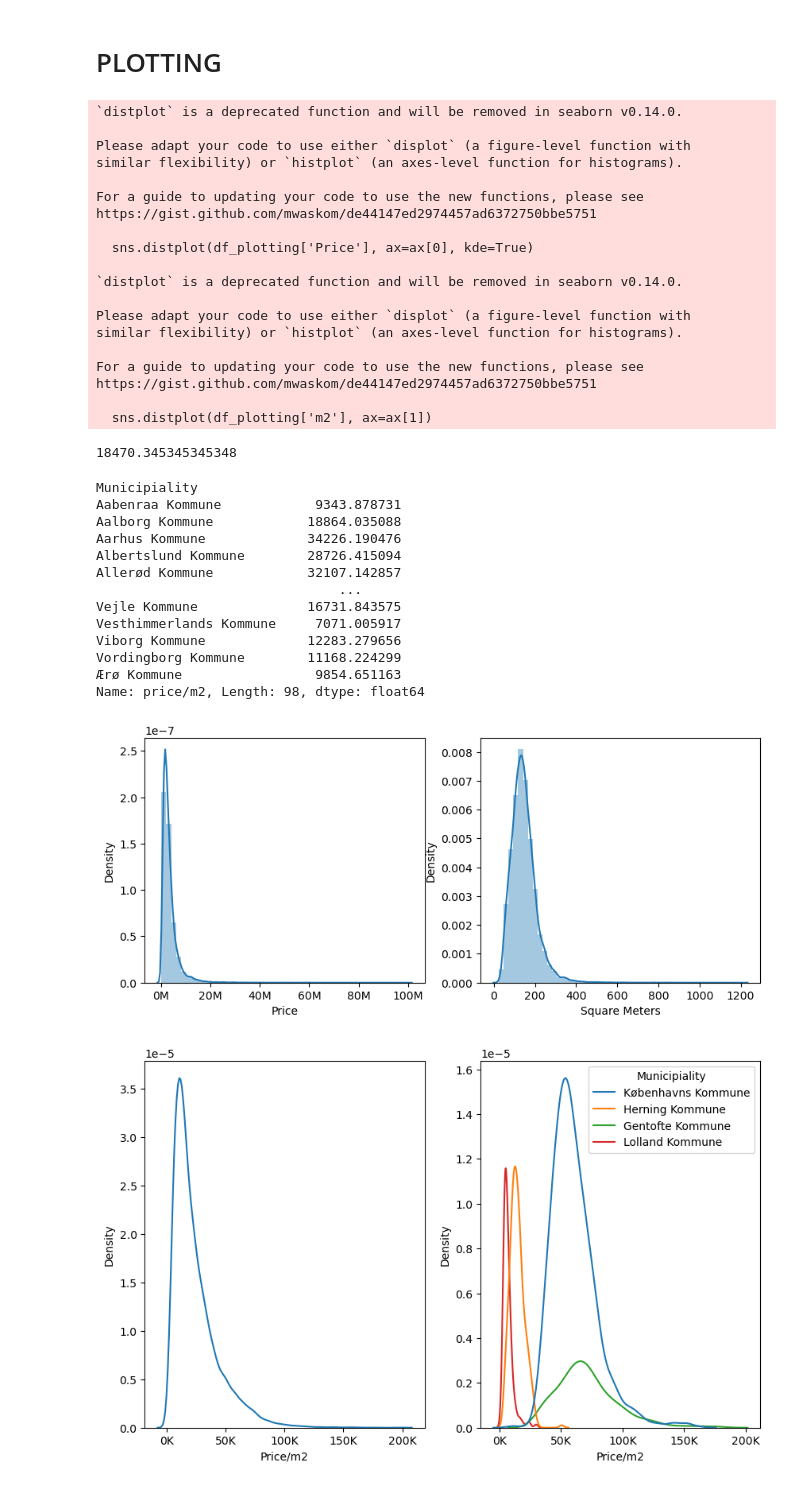
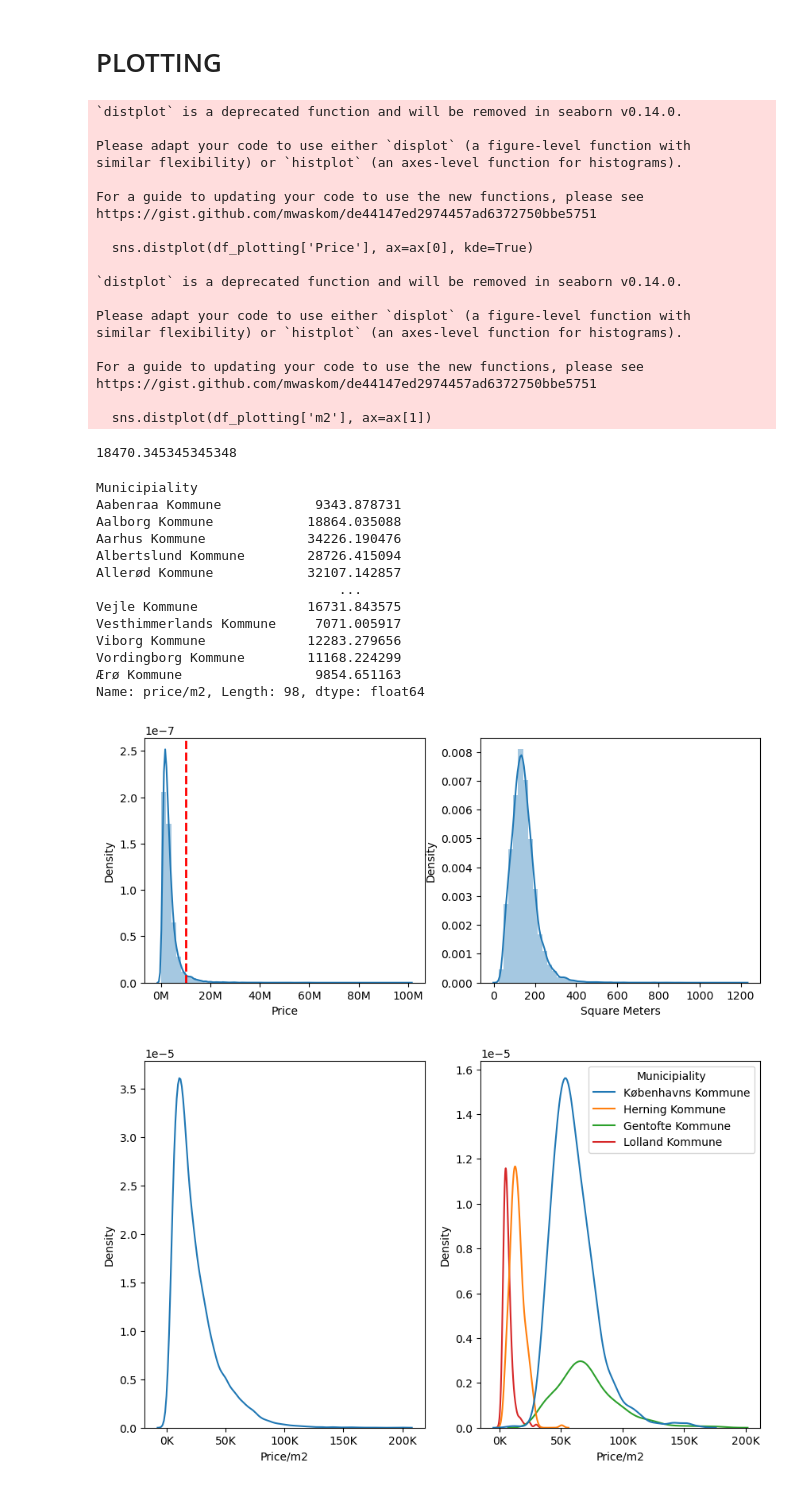
Before and after one commit to matliras/Sommerskole7, a Jupyter notebook: Eksamensprojekt/Deskriptiv_statistik/Descriptive.ipynb, the cells around one changed output. Drawn from its saved outputs; the diff is of its cells as text; code cells hidden in the pictures.

```diff
--- a/Eksamensprojekt/Deskriptiv_statistik/Descriptive.ipynb
+++ b/Eksamensprojekt/Deskriptiv_statistik/Descriptive.ipynb
@@ -94,6 +94,7 @@ f, ax = plt.subplots(1, 2, figsize=(10, 4))
 # Plotting the distributions
 sns.distplot(df_plotting['Price'], ax=ax[0], kde=True)
 sns.distplot(df_plotting['m2'], ax=ax[1])
+ax[0].axvline(x=10e6, color='red', linestyle='--', linewidth=2)
 
 # Formatting the x-axes (if needed)
 ax[0].xaxis.set_major_formatter(formatter)
@@ -111,34 +112,34 @@ Please adapt your code to use either `displot` (a figure-level function with
 similar flexibility) or `histplot` (an axes-level function for histograms).
 
 For a guide to updating your code to use the new functions, please see
 https://gist.github.com/mwaskom/de44147ed2974457ad6372750bbe5751
 
   sns.distplot(df_plotting['Price'], ax=ax[0], kde=True)
 
 `distplot` is a deprecated function and will be removed in seaborn v0.14.0.
 
 Please adapt your code to use either `displot` (a figure-level function with
 similar flexibility) or `histplot` (an axes-level function for histograms).
 
 For a guide to updating your code to use the new functions, please see
 https://gist.github.com/mwaskom/de44147ed2974457ad6372750bbe5751
 
   sns.distplot(df_plotting['m2'], ax=ax[1])
 18470.345345345348
 Municipiality
 Aabenraa Kommune            9343.878731
 Aalborg Kommune            18864.035088
 Aarhus Kommune             34226.190476
 Albertslund Kommune        28726.415094
 Allerød Kommune            32107.142857
                                ...
 Vejle Kommune              16731.843575
 Vesthimmerlands Kommune     7071.005917
 Viborg Kommune             12283.279656
 Vordingborg Kommune        11168.224299
 Ærø Kommune                 9854.651163
 Name: price/m2, Length: 98, dtype: float64
-[figure, old version]
+[figure, new version]
 # %%
 #Restriction: When plotting, we set the upper price/m2 limit to 200.000. Therefore we cant interpret 200.000 kr.- as the most expensive.
 df_plotting['price/m2'] = df_plotting['price/m2'].clip(upper=200000)
```
